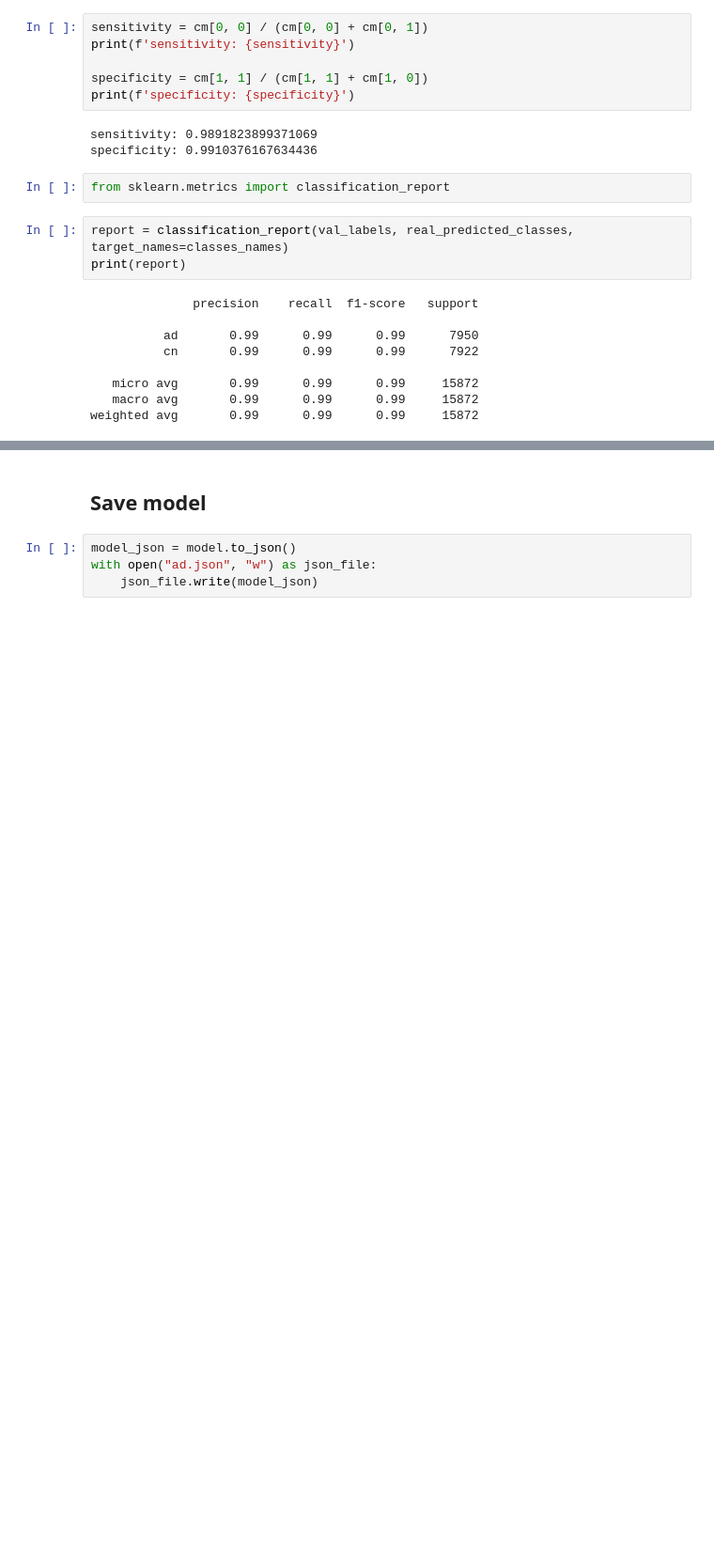
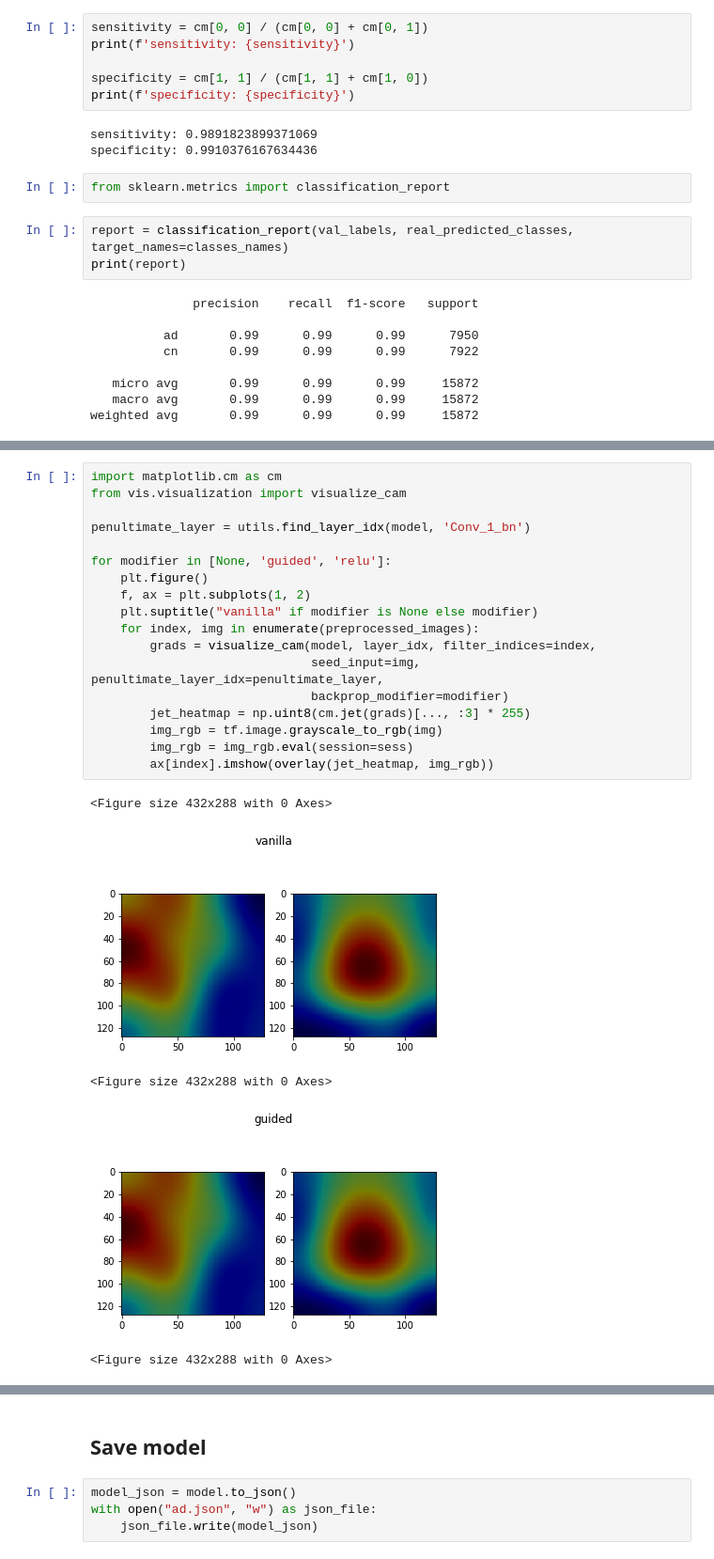
Before and after one commit to vincent1bt/Healthy-notebooks, a Jupyter notebook: AD.ipynb, the cells around one changed output, grey strips where cells are left out. Shown at 94% size. Saved outputs shown, nothing was run; the diff lists cells and outputs as text; blank space fills up the shorter version.

```diff
--- a/AD.ipynb
+++ b/AD.ipynb
@@ -329,0 +415,24 @@ weighted avg       0.99      0.99      0.99     15872
+# %%
+import matplotlib.cm as cm
+from vis.visualization import visualize_cam
+
+penultimate_layer = utils.find_layer_idx(model, 'Conv_1_bn')
+
+for modifier in [None, 'guided', 'relu']:
+    plt.figure()
+    f, ax = plt.subplots(1, 2)
+    plt.suptitle("vanilla" if modifier is None else modifier)
+    for index, img in enumerate(preprocessed_images):
+        grads = visualize_cam(model, layer_idx, filter_indices=index,
+                              seed_input=img, penultimate_layer_idx=penultimate_layer,
+                              backprop_modifier=modifier)
+        jet_heatmap = np.uint8(cm.jet(grads)[..., :3] * 255)
+        img_rgb = tf.image.grayscale_to_rgb(img)
+        img_rgb = img_rgb.eval(session=sess)
+        ax[index].imshow(overlay(jet_heatmap, img_rgb))
+# %% [output]
+<Figure size 432x288 with 0 Axes>
+[figure, added]
+<Figure size 432x288 with 0 Axes>
+[figure, added]
+<Figure size 432x288 with 0 Axes>
```
Also changed, not shown: parts of 14 cells of this notebook, 2 other files.
